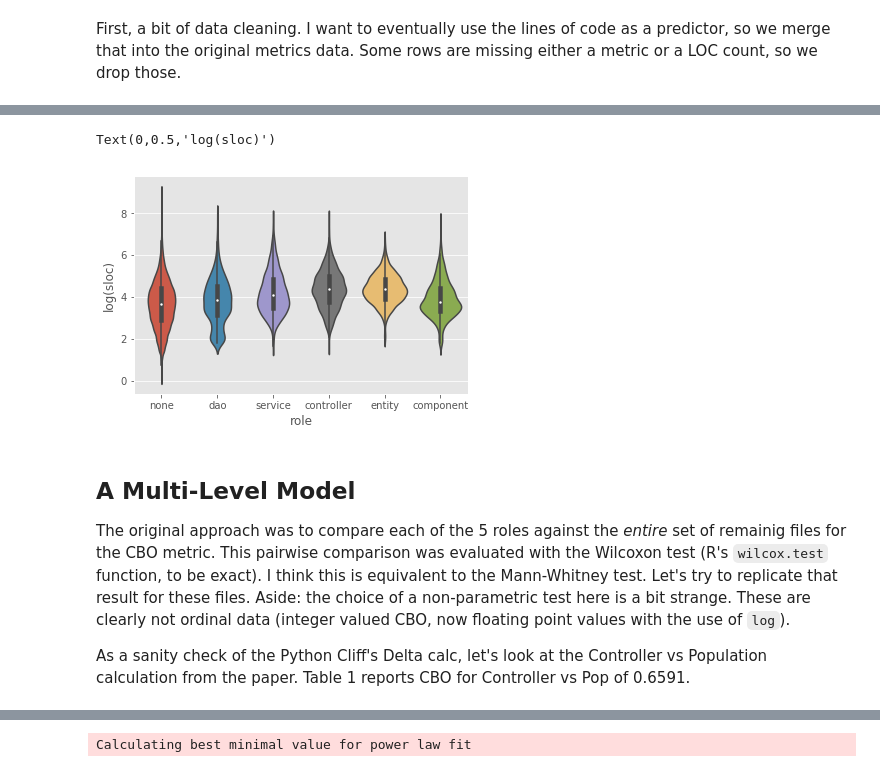
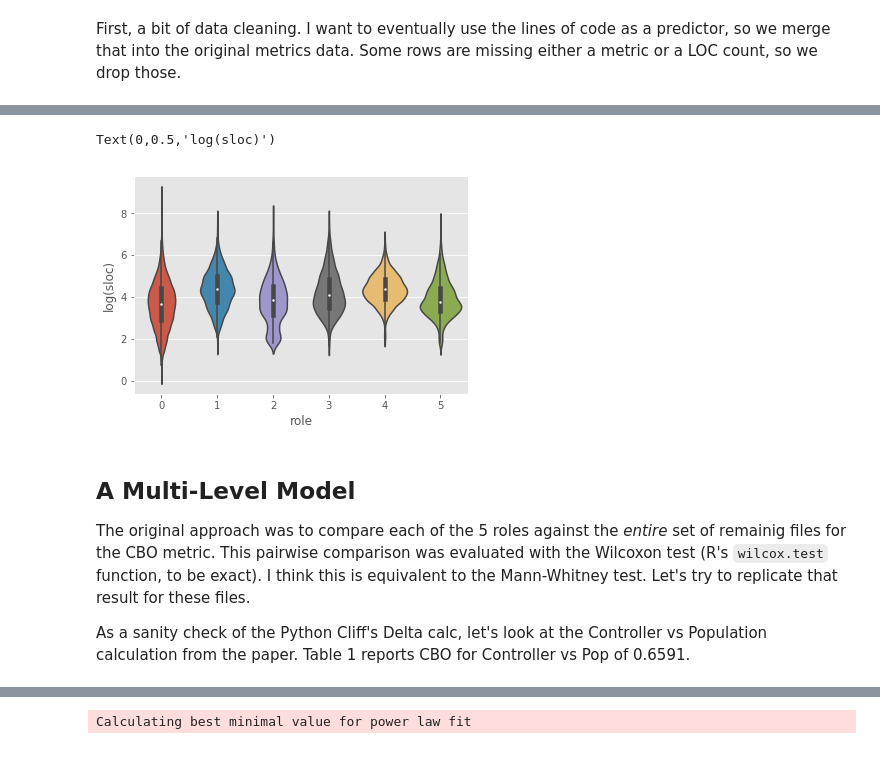
Before and after one commit to neilernst/satt-replication, a Jupyter notebook: satt-replication.ipynb, the cells around one changed output, grey strips where cells are left out. Drawn from its saved outputs; the diff is of its cells as text; code cells hidden in the pictures.

```diff
--- a/satt-replication.ipynb
+++ b/satt-replication.ipynb
@@ -108,12 +232,12 @@ Text(0,0.5,'log(cbo)')
 # %%
-ax = sns.violinplot(role_code, log_sloc, data=final,)
+ax = sns.violinplot(role_code, log_sloc)
 ax.set_ylabel('log(sloc)')
 # %% [output]
 Text(0,0.5,'log(sloc)')
-[figure, old version]
+[figure, new version]
 # %% [markdown]
 ## A Multi-Level Model
-The original approach was to compare each of the 5 roles against the *entire* set of remainig files for the CBO metric. This pairwise comparison was evaluated with the Wilcoxon test (R's `wilcox.test` function, to be exact). I think this is equivalent to the Mann-Whitney test.  Let's try to replicate that result for these files. Aside: the choice of a non-parametric test here is a bit strange. These are clearly not ordinal data (integer valued CBO, now floating point values with the use of `log`).
+The original approach was to compare each of the 5 roles against the *entire* set of remainig files for the CBO metric. This pairwise comparison was evaluated with the Wilcoxon test (R's `wilcox.test` function, to be exact). I think this is equivalent to the Mann-Whitney test.  Let's try to replicate that result for these files.
 
 As a sanity check of the Python Cliff's Delta calc, let's look at the Controller vs Population calculation from the paper. Table 1 reports CBO for Controller vs Pop of 0.6591.
 # %%
```
Also changed, not shown: parts of 72 cells of this notebook, 4 other files.
